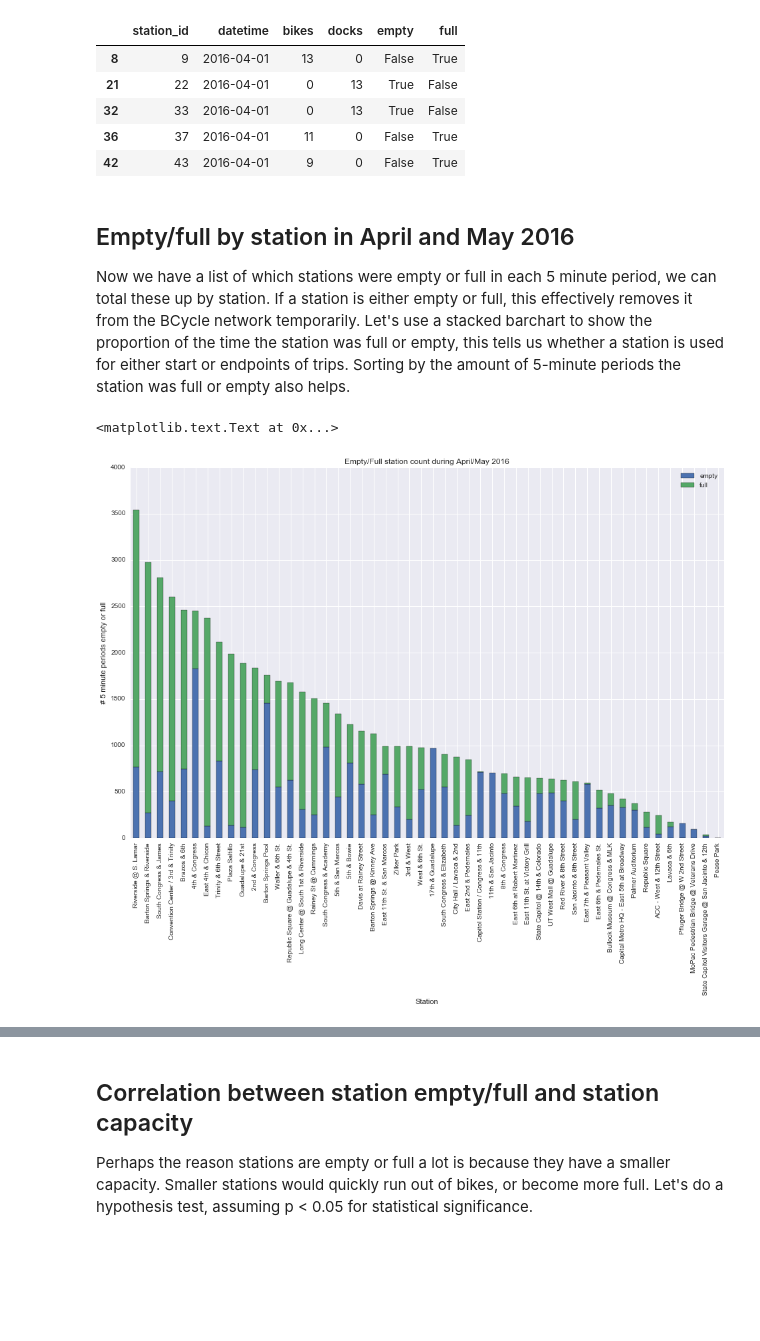
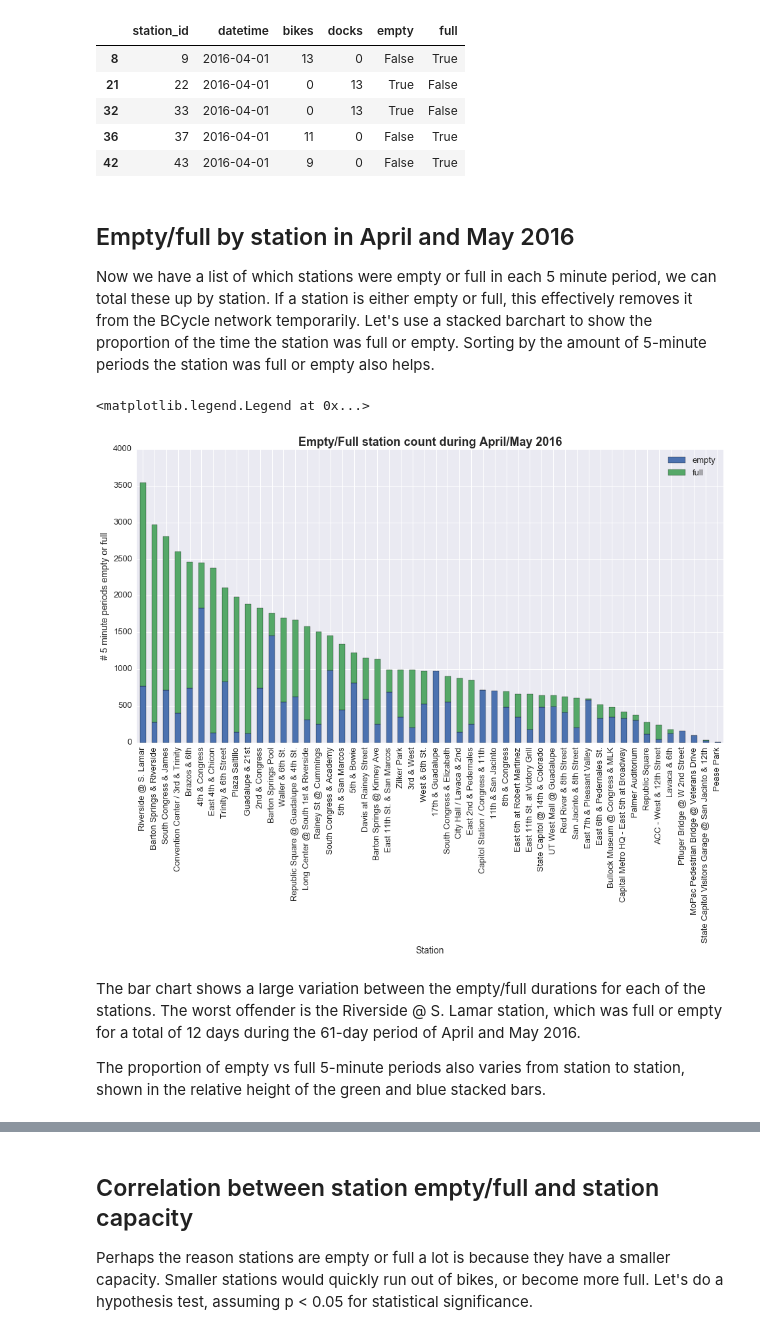
Before and after one commit to timgasser/bcycle-austin, a Jupyter notebook: notebooks/bcycle_stations.ipynb, the cells around one changed output, grey strips where cells are left out. Cells and saved outputs as stored; diff of their text form; code cells hidden in the pictures; blank space fills up the shorter version.

```diff
--- a/notebooks/bcycle_stations.ipynb
+++ b/notebooks/bcycle_stations.ipynb
@@ -195,21 +199,28 @@ bikes_empty_full_df.head()
 # %% [markdown]
 ## Empty/full by station in April and May 2016
 
-Now we have a list of which stations were empty or full in each 5 minute period, we can total these up by station. If a station is either empty or full, this effectively removes it from the BCycle network temporarily. Let's use a stacked barchart to show the proportion of the time the station was full or empty, this tells us whether a station is used for either start or endpoints of trips. Sorting by the amount of 5-minute periods the station was full or empty also helps.
+Now we have a list of which stations were empty or full in each 5 minute period, we can total these up by station. If a station is either empty or full, this effectively removes it from the BCycle network temporarily. Let's use a stacked barchart to show the proportion of the time the station was full or empty. Sorting by the amount of 5-minute periods the station was full or empty also helps.
 # %%
 # Now aggregate the remaining rows by station_id, and plot the results
 bike_health_df = bikes_empty_full_df.copy()
 bike_health_df = bike_health_df[['station_id', 'empty', 'full']].groupby('station_id').sum().reset_index()
 bike_health_df = pd.merge(bike_health_df, stations_df, on='station_id')
 bike_health_df['oos'] = bike_health_df['full'] + bike_health_df['empty']
 bike_health_df = bike_health_df.sort_values('oos', ascending=False)
 
 ax1 = (bike_health_df[['name', 'empty', 'full']]
-       .plot.bar(x='name', y=['empty', 'full'], stacked=True, figsize=(16,10)))
-ax1.set_xlabel('Station')
-ax1.set_ylabel('# 5 minute periods empty or full')
-ax1.set_title('Empty/Full station count during April/May 2016')
+       .plot.bar(x='name', y=['empty', 'full'], stacked=True, figsize=(16,8)))
+ax1.set_xlabel('Station', fontsize=14)
+ax1.set_ylabel('# 5 minute periods empty or full', fontsize=14)
+ax1.set_title('Empty/Full station count during April/May 2016',  fontdict={'size' : 18, 'weight' : 'bold'})
+ax1.tick_params(axis='x', labelsize=13)
+ax1.tick_params(axis='y', labelsize=13)
+ax1.legend(fontsize=13)
 # %% [output]
-<matplotlib.text.Text at 0x...>
+<matplotlib.legend.Legend at 0x...>
-[figure, old version]
+[figure, new version]
+# %% [markdown]
+The bar chart shows a large variation between the empty/full durations for each of the stations. The worst offender is the Riverside @ S. Lamar station, which was full or empty for a total of 12 days during the 61-day period of April and May 2016.
+
+The proportion of empty vs full 5-minute periods also varies from station to station, shown in the relative height of the green and blue stacked bars.
 # %% [markdown]
```
Also changed, not shown: parts of 24 cells of this notebook.
